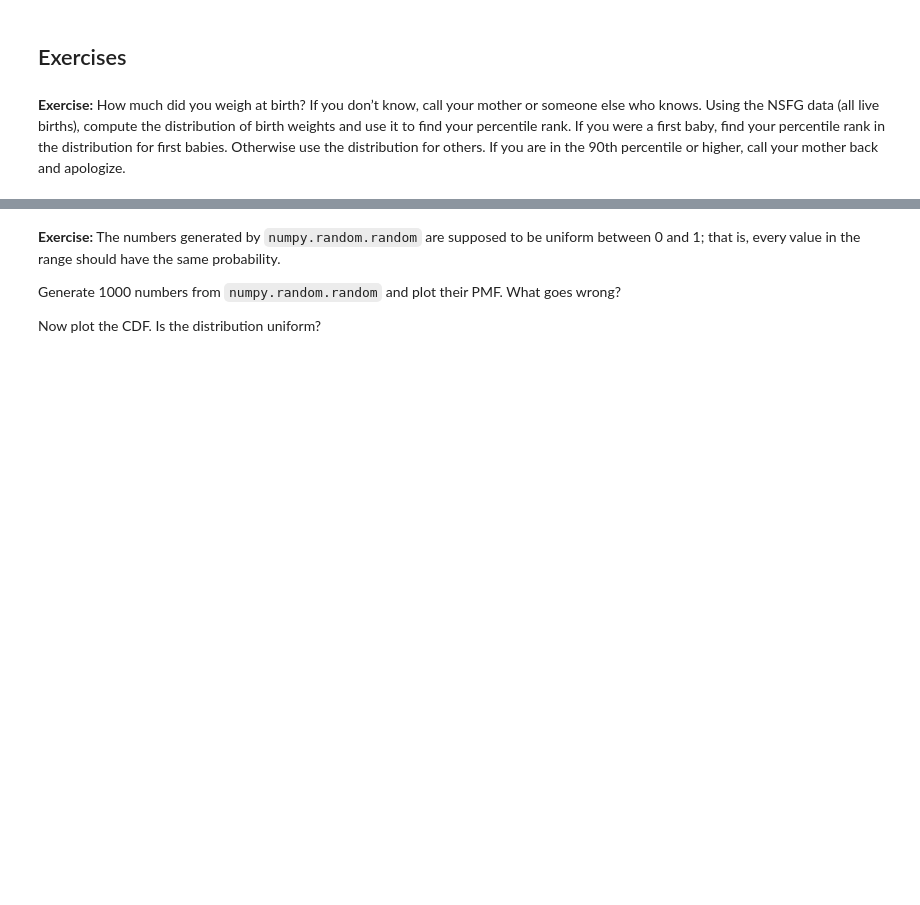
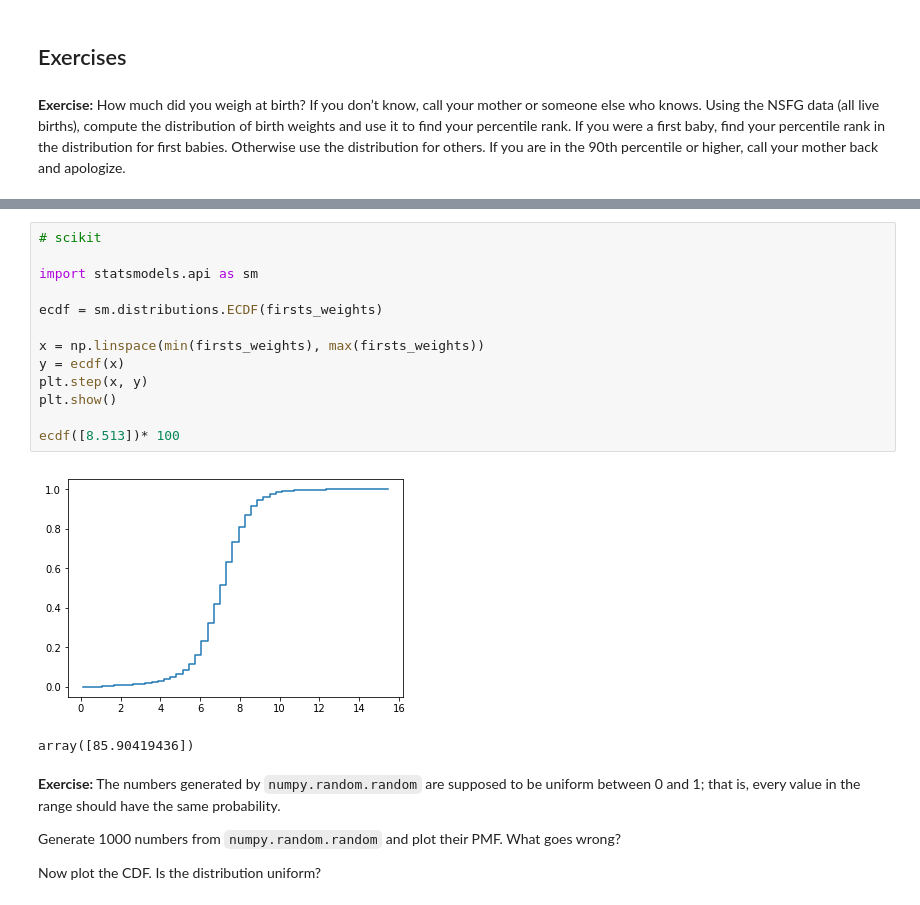
Before and after one commit to alexkhantreras/ThinkStats2, a Jupyter notebook: code/chap04ex.ipynb, the cells around one changed output, grey strips where cells are left out. Cells and saved outputs as stored; diff of their text form; blank space fills up the shorter version.

```diff
--- a/code/chap04ex.ipynb
+++ b/code/chap04ex.ipynb
@@ -258,3 +230,19 @@ weights_cdf[8.5]
+# %%
+# scikit
+
+import statsmodels.api as sm
+
+ecdf = sm.distributions.ECDF(firsts_weights)
+
+x = np.linspace(min(firsts_weights), max(firsts_weights))
+y = ecdf(x)
+plt.step(x, y)
+plt.show()
+
+ecdf([8.513])* 100
+# %% [output]
+[figure, added]
+array([85.90419436])
 # %% [markdown]
 **Exercise:** The numbers generated by `numpy.random.random` are supposed to be uniform between 0 and 1; that is, every value in the range should have the same probability.
 
```
Also changed, not shown: parts of 11 cells of this notebook.
